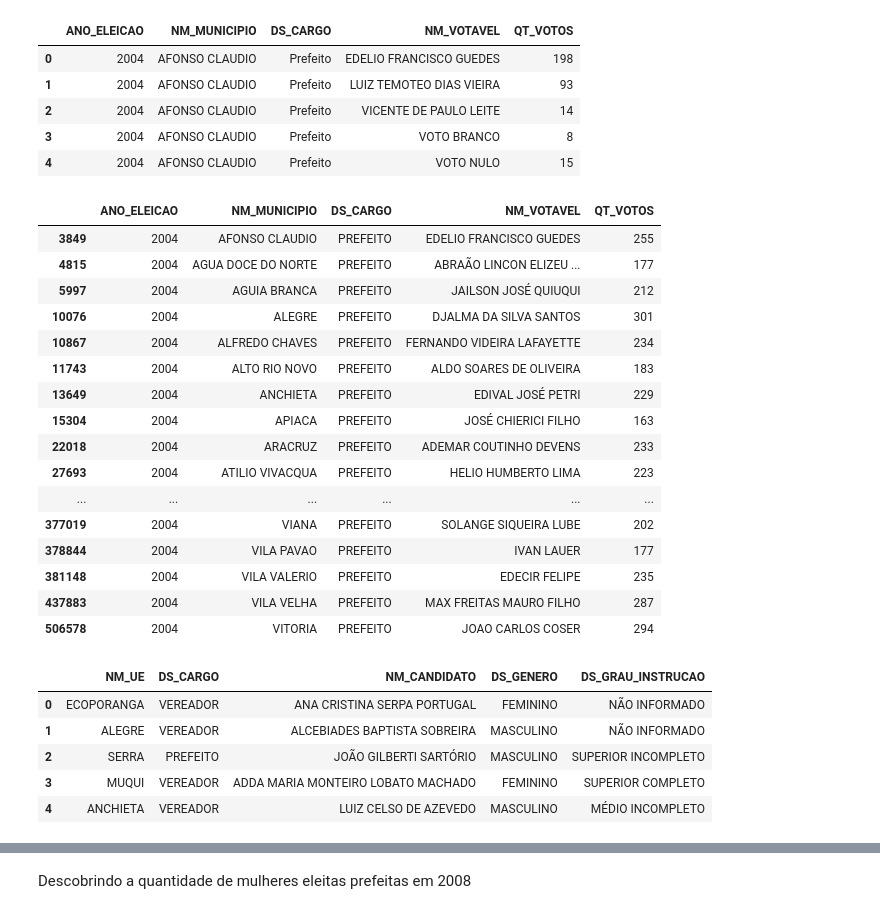
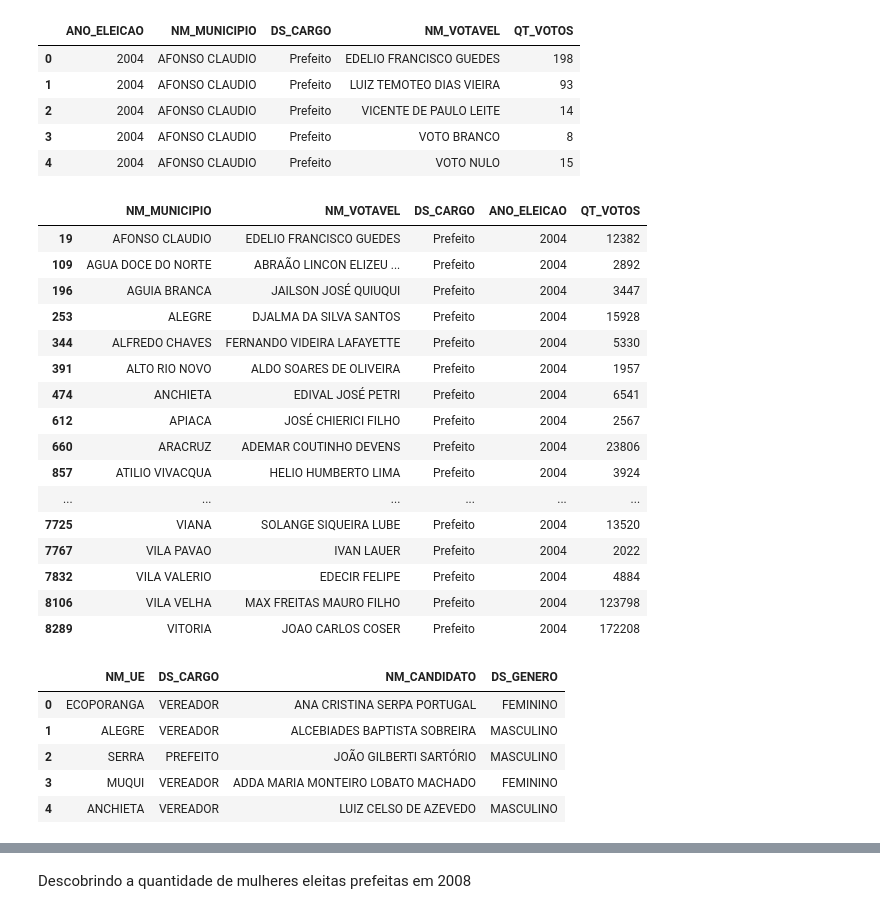
Before and after one commit to igordepaulasousa/mulheres-eleitas-prefeitas-no-ES, a Jupyter notebook: mulheres_eleitas_prefeitas_no_ES.ipynb, the cells around one changed output, grey strips where cells are left out. Drawn from its saved outputs; the diff is of its cells as text; code cells hidden in the pictures.

```diff
--- a/mulheres_eleitas_prefeitas_no_ES.ipynb
+++ b/mulheres_eleitas_prefeitas_no_ES.ipynb
@@ -26,44 +24,44 @@ df.head()
 | 3 | 2004 | AFONSO CLAUDIO | Prefeito | VOTO BRANCO | 8 |
 | 4 | 2004 | AFONSO CLAUDIO | Prefeito | VOTO NULO | 15 |
 # %%
-#Descobrindo os prefeitos eleitos
-mais_votados = df.loc[df.groupby(['NM_MUNICIPIO','DS_CARGO'])['QT_VOTOS'].idxmax()]
-mais_votados['DS_CARGO'] = mais_votados['DS_CARGO'].str.upper()
-mais_votados = mais_votados[mais_votados['DS_CARGO'] == 'PREFEITO']
+mais_votados = df.groupby(['NM_MUNICIPIO','NM_VOTAVEL', 'DS_CARGO', 'ANO_ELEICAO'])['QT_VOTOS'].sum()
+mais_votados = mais_votados.reset_index()
+mais_votados = mais_votados.loc[mais_votados.groupby(['NM_MUNICIPIO','DS_CARGO'])['QT_VOTOS'].idxmax()]
+mais_votados = mais_votados[mais_votados['DS_CARGO'] == 'Prefeito']
 mais_votados
 # %% [output]
-|  | ANO_ELEICAO | NM_MUNICIPIO | DS_CARGO | NM_VOTAVEL | QT_VOTOS |
-| 3849 | 2004 | AFONSO CLAUDIO | PREFEITO | EDELIO FRANCISCO GUEDES | 255 |
-| 4815 | 2004 | AGUA DOCE DO NORTE | PREFEITO | ABRAÃO LINCON ELIZEU ... | 177 |
-| 5997 | 2004 | AGUIA BRANCA | PREFEITO | JAILSON JOSÉ QUIUQUI | 212 |
-| 10076 | 2004 | ALEGRE | PREFEITO | DJALMA DA SILVA SANTOS | 301 |
-| 10867 | 2004 | ALFREDO CHAVES | PREFEITO | FERNANDO VIDEIRA LAFAYETTE | 234 |
-| 11743 | 2004 | ALTO RIO NOVO | PREFEITO | ALDO SOARES DE OLIVEIRA | 183 |
-| 13649 | 2004 | ANCHIETA | PREFEITO | EDIVAL JOSÉ PETRI | 229 |
-| 15304 | 2004 | APIACA | PREFEITO | JOSÉ CHIERICI FILHO | 163 |
-| 22018 | 2004 | ARACRUZ | PREFEITO | ADEMAR COUTINHO DEVENS | 233 |
-| 27693 | 2004 | ATILIO VIVACQUA | PREFEITO | HELIO HUMBERTO LIMA | 223 |
+|  | NM_MUNICIPIO | NM_VOTAVEL | DS_CARGO | ANO_ELEICAO | QT_VOTOS |
+| 19 | AFONSO CLAUDIO | EDELIO FRANCISCO GUEDES | Prefeito | 2004 | 12382 |
+| 109 | AGUA DOCE DO NORTE | ABRAÃO LINCON ELIZEU ... | Prefeito | 2004 | 2892 |
+| 196 | AGUIA BRANCA | JAILSON JOSÉ QUIUQUI | Prefeito | 2004 | 3447 |
+| 253 | ALEGRE | DJALMA DA SILVA SANTOS | Prefeito | 2004 | 15928 |
+| 344 | ALFREDO CHAVES | FERNANDO VIDEIRA LAFAYETTE | Prefeito | 2004 | 5330 |
+| 391 | ALTO RIO NOVO | ALDO SOARES DE OLIVEIRA | Prefeito | 2004 | 1957 |
+| 474 | ANCHIETA | EDIVAL JOSÉ PETRI | Prefeito | 2004 | 6541 |
+| 612 | APIACA | JOSÉ CHIERICI FILHO | Prefeito | 2004 | 2567 |
+| 660 | ARACRUZ | ADEMAR COUTINHO DEVENS | Prefeito | 2004 | 23806 |
+| 857 | ATILIO VIVACQUA | HELIO HUMBERTO LIMA | Prefeito | 2004 | 3924 |
 | ... | ... | ... | ... | ... | ... |
-| 377019 | 2004 | VIANA | PREFEITO | SOLANGE SIQUEIRA LUBE | 202 |
-| 378844 | 2004 | VILA PAVAO | PREFEITO | IVAN LAUER | 177 |
-| 381148 | 2004 | VILA VALERIO | PREFEITO | EDECIR FELIPE | 235 |
-| 437883 | 2004 | VILA VELHA | PREFEITO | MAX FREITAS MAURO FILHO | 287 |
-| 506578 | 2004 | VITORIA | PREFEITO | JOAO CARLOS COSER | 294 |
+| 7725 | VIANA | SOLANGE SIQUEIRA LUBE | Prefeito | 2004 | 13520 |
+| 7767 | VILA PAVAO | IVAN LAUER | Prefeito | 2004 | 2022 |
+| 7832 | VILA VALERIO | EDECIR FELIPE | Prefeito | 2004 | 4884 |
+| 8106 | VILA VELHA | MAX FREITAS MAURO FILHO | Prefeito | 2004 | 123798 |
+| 8289 | VITORIA | JOAO CARLOS COSER | Prefeito | 2004 | 172208 |
 # %%
 pd.set_option("display.max_rows", None)
 pd.set_option("display.max_columns", None)
 # %%
 #importando a tabela de candidaturas para utilizar a coluna de gênero
-colunas = ['NM_UE', 'DS_CARGO', 'NM_CANDIDATO', 'DS_GENERO', 'DS_GRAU_INSTRUCAO']
+colunas = ['NM_UE', 'DS_CARGO', 'NM_CANDIDATO', 'DS_GENERO']
 candidatos = pd.read_csv('/content/consulta_cand_2004_ES.csv', delimiter= ';', encoding= 'latin-1', usecols= colunas)
 candidatos.head()
 # %% [output]
-|  | NM_UE | DS_CARGO | NM_CANDIDATO | DS_GENERO | DS_GRAU_INSTRUCAO |
-| 0 | ECOPORANGA | VEREADOR | ANA CRISTINA SERPA PORTUGAL | FEMININO | NÃO INFORMADO |
-| 1 | ALEGRE | VEREADOR | ALCEBIADES BAPTISTA SOBREIRA | MASCULINO | NÃO INFORMADO |
-| 2 | SERRA | PREFEITO | JOÃO GILBERTI SARTÓRIO | MASCULINO | SUPERIOR INCOMPLETO |
-| 3 | MUQUI | VEREADOR | ADDA MARIA MONTEIRO LOBATO MACHADO | FEMININO | SUPERIOR COMPLETO |
-| 4 | ANCHIETA | VEREADOR | LUIZ CELSO DE AZEVEDO | MASCULINO | MÉDIO INCOMPLETO |
+|  | NM_UE | DS_CARGO | NM_CANDIDATO | DS_GENERO |
+| 0 | ECOPORANGA | VEREADOR | ANA CRISTINA SERPA PORTUGAL | FEMININO |
+| 1 | ALEGRE | VEREADOR | ALCEBIADES BAPTISTA SOBREIRA | MASCULINO |
+| 2 | SERRA | PREFEITO | JOÃO GILBERTI SARTÓRIO | MASCULINO |
+| 3 | MUQUI | VEREADOR | ADDA MARIA MONTEIRO LOBATO MACHADO | FEMININO |
+| 4 | ANCHIETA | VEREADOR | LUIZ CELSO DE AZEVEDO | MASCULINO |
 # %%
 #juntando as tabelas de eleitos e candidatos
 nova_tabela = pd.merge(mais_votados, candidatos, left_on= 'NM_VOTAVEL', right_on= 'NM_CANDIDATO', how= 'inner')
```
Also changed, not shown: parts of 29 cells of this notebook.
